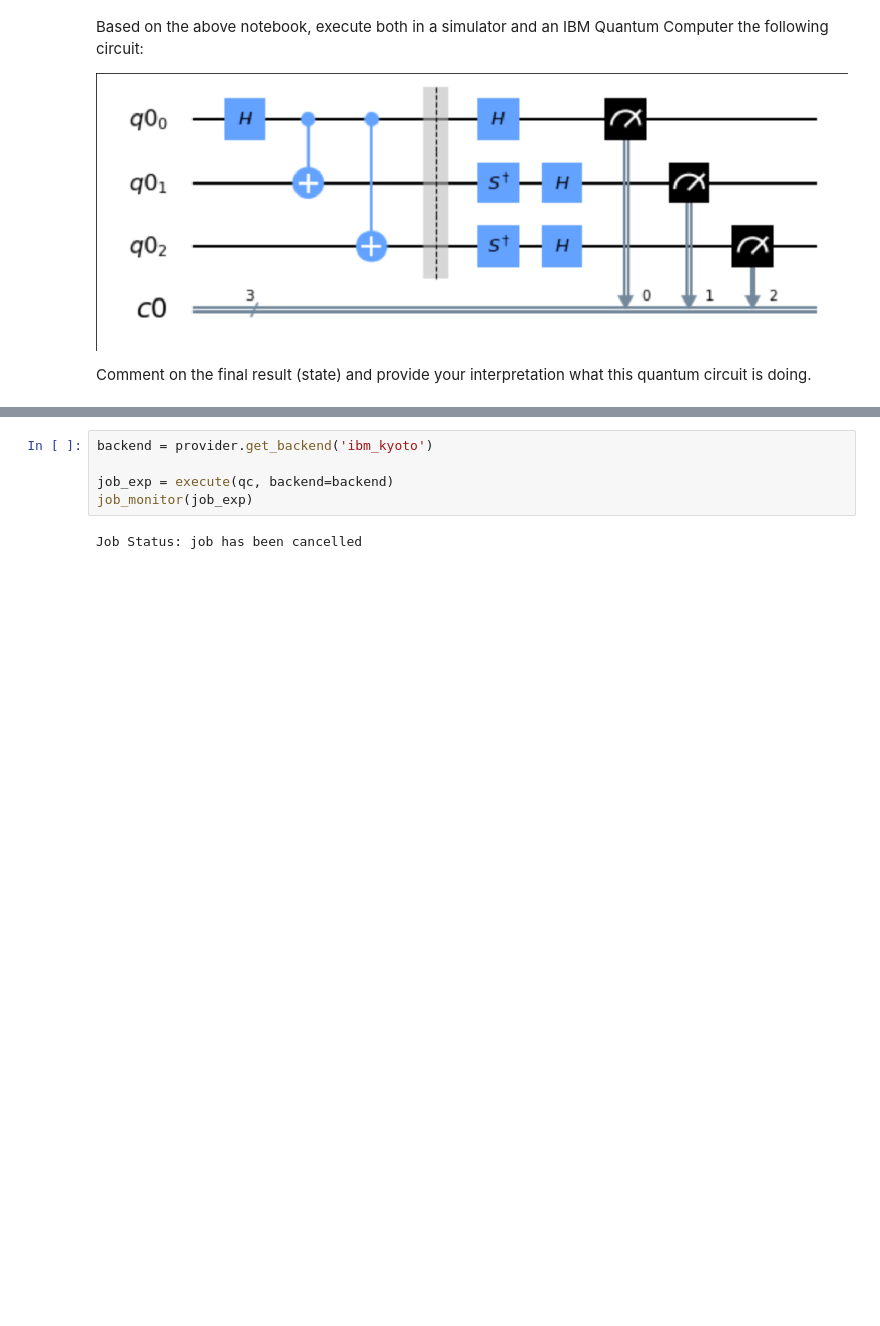
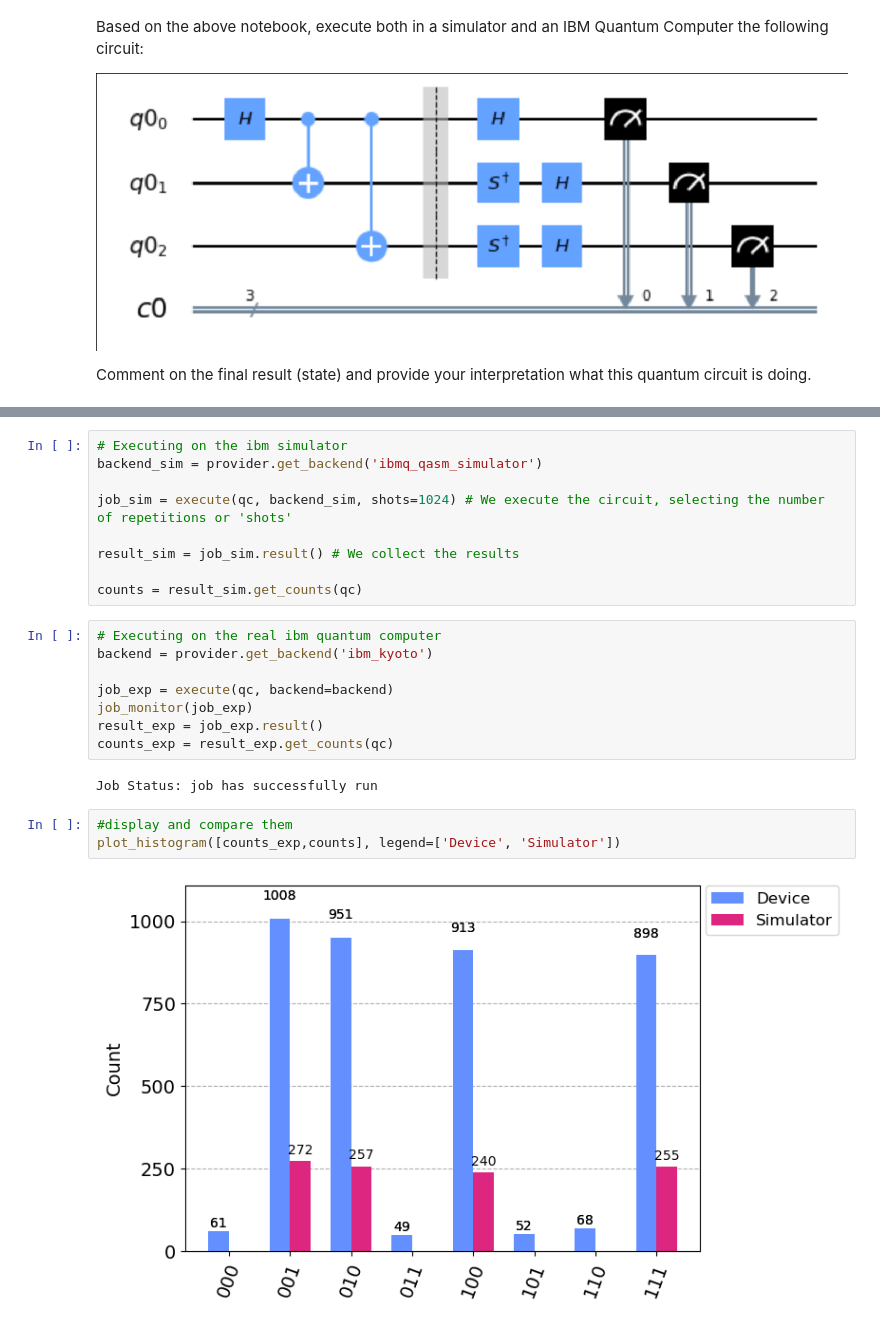
Before and after one commit to Michele2301/QUANTIS, a Jupyter notebook: QUANTIS Notebook 2 Circuit in IBM Quantum Computer.ipynb, the cells around one changed output, grey strips where cells are left out. Saved outputs shown, nothing was run; the diff lists cells and outputs as text; blank space fills up the shorter version.

Commit message:
finished with results, need to add what the algorithm does

```diff
--- a/QUANTIS Notebook 2 Circuit in IBM Quantum Computer.ipynb
+++ b/QUANTIS Notebook 2 Circuit in IBM Quantum Computer.ipynb
@@ -152,10 +166,27 @@ for i in range(3):
 qc.draw('mpl')
 # %% [output]
 [figure]
+# %%
+# Executing on the ibm simulator
+backend_sim = provider.get_backend('ibmq_qasm_simulator')
+
+job_sim = execute(qc, backend_sim, shots=1024) # We execute the circuit, selecting the number of repetitions or 'shots'
+
+result_sim = job_sim.result() # We collect the results
+
+counts = result_sim.get_counts(qc)
 # %%
+# Executing on the real ibm quantum computer
 backend = provider.get_backend('ibm_kyoto')
 
 job_exp = execute(qc, backend=backend)
 job_monitor(job_exp)
+result_exp = job_exp.result()
+counts_exp = result_exp.get_counts(qc)
 # %% [output]
-Job Status: job has been cancelled
+Job Status: job has successfully run
+# %%
+#display and compare them
+plot_histogram([counts_exp,counts], legend=['Device', 'Simulator'])
+# %% [output]
+[figure, added]
```
Also changed, not shown: parts of 7 cells of this notebook, 1 other file.
